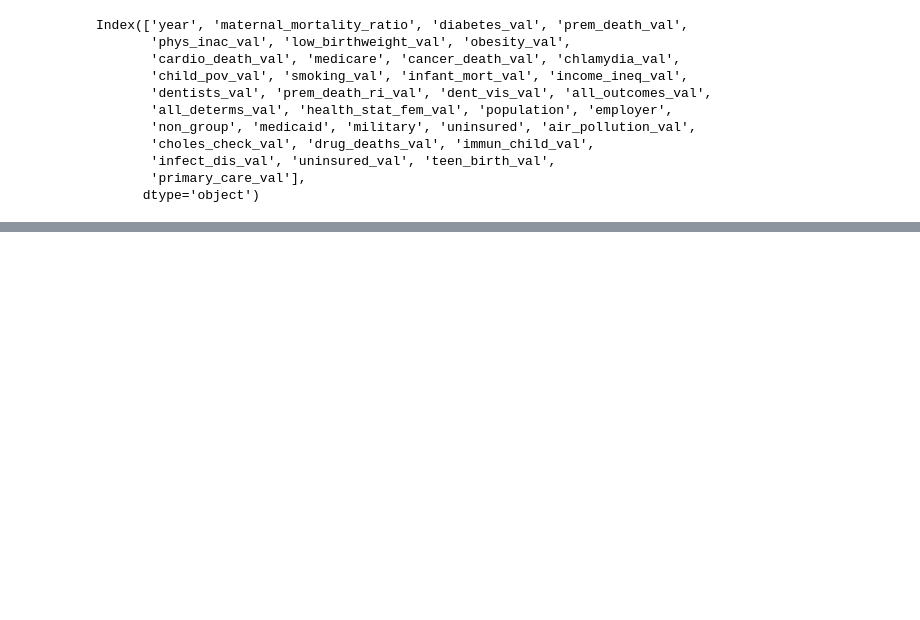
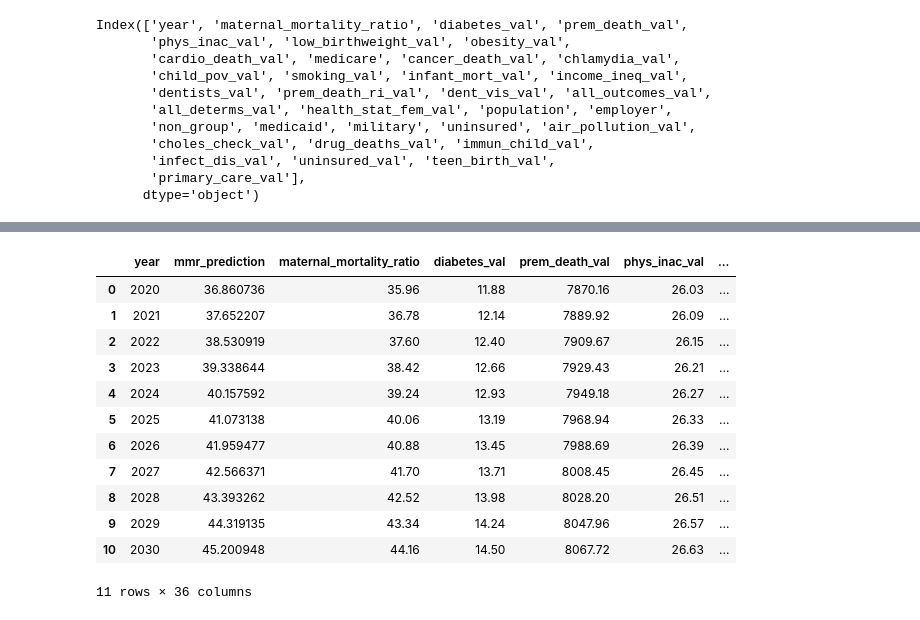
Before and after one commit to abpuccini/maternal-mortality-project, a Jupyter notebook: machine_learning/model_testing/model_integrated_app.ipynb, the cells around one changed output, grey strips where cells are left out. Saved outputs shown, nothing was run; the diff lists cells and outputs as text; code cells hidden in the pictures; blank space fills up the shorter version.

Commit message:
10-year forecast

```diff
--- a/machine_learning/model_testing/model_integrated_app.ipynb
+++ b/machine_learning/model_testing/model_integrated_app.ipynb
@@ -142,0 +164,12 @@ Index(['year', 'maternal_mortality_ratio', 'diabetes_val', 'prem_death_val',
+# %%
+mmr_without_race = data_predict.copy()[['maternal_mortality_ratio', 'population', 'employer',
+       'non_group', 'medicaid', 'medicare', 'military', 'uninsured',
+       'air_pollution_val', 'cancer_death_val', 'cardio_death_val',
+       'child_pov_val', 'choles_check_val', 'dent_vis_val', 'dentists_val',
+       'diabetes_val', 'drug_deaths_val', 'health_stat_fem_val',
+       'immun_child_val', 'income_ineq_val', 'infant_mort_val',
+       'infect_dis_val', 'obesity_val', 'phys_inac_val', 'prem_death_val',
+       'smoking_val', 'uninsured_val', 'all_determs_val', 'all_outcomes_val',
+       'chlamydia_val', 'prem_death_ri_val', 'teen_birth_val',
+       'primary_care_val', 'low_birthweight_val']]
+mmr_without_race.head()
@@ -142,0 +184,7 @@ Index(['year', 'maternal_mortality_ratio', 'diabetes_val', 'prem_death_val',
+# %%
+# Selecting and assigning the X & y values
+y = mmr_without_race['maternal_mortality_ratio'].values.reshape(-1,1)
+X = mmr_without_race.drop(columns=['maternal_mortality_ratio'], axis=1)
+# %%
+prediction = model.predict(X)
+prediction
@@ -142,0 +203,6 @@ Index(['year', 'maternal_mortality_ratio', 'diabetes_val', 'prem_death_val',
+# %%
+prediction_list = [round(item[0],2) for item in prediction]
+year = [2019 + i for i in range(1,12)]
+data_prediction_df = pd.DataFrame({'year': year, 'mmr_prediction': prediction_list})
+
+data_prediction_df
@@ -142,0 +222,17 @@ Index(['year', 'maternal_mortality_ratio', 'diabetes_val', 'prem_death_val',
+# %%
+actual_predict_df = data_prediction_df.merge(data_predict, on='year')
+actual_predict_df
+# %% [output]
+|  | year | mmr_prediction | maternal_mortality_ratio | diabetes_val | prem_death_val | phys_inac_val | ... |
+| 0 | 2020 | 36.860736 | 35.96 | 11.88 | 7870.16 | 26.03 | ... |
+| 1 | 2021 | 37.652207 | 36.78 | 12.14 | 7889.92 | 26.09 | ... |
+| 2 | 2022 | 38.530919 | 37.60 | 12.40 | 7909.67 | 26.15 | ... |
+| 3 | 2023 | 39.338644 | 38.42 | 12.66 | 7929.43 | 26.21 | ... |
+| 4 | 2024 | 40.157592 | 39.24 | 12.93 | 7949.18 | 26.27 | ... |
+| 5 | 2025 | 41.073138 | 40.06 | 13.19 | 7968.94 | 26.33 | ... |
+| 6 | 2026 | 41.959477 | 40.88 | 13.45 | 7988.69 | 26.39 | ... |
+| 7 | 2027 | 42.566371 | 41.70 | 13.71 | 8008.45 | 26.45 | ... |
+| 8 | 2028 | 43.393262 | 42.52 | 13.98 | 8028.20 | 26.51 | ... |
+| 9 | 2029 | 44.319135 | 43.34 | 14.24 | 8047.96 | 26.57 | ... |
+| 10 | 2030 | 45.200948 | 44.16 | 14.50 | 8067.72 | 26.63 | ... |
+11 rows × 36 columns
```
Also changed, not shown: parts of 8 cells of this notebook, 3 other files.
